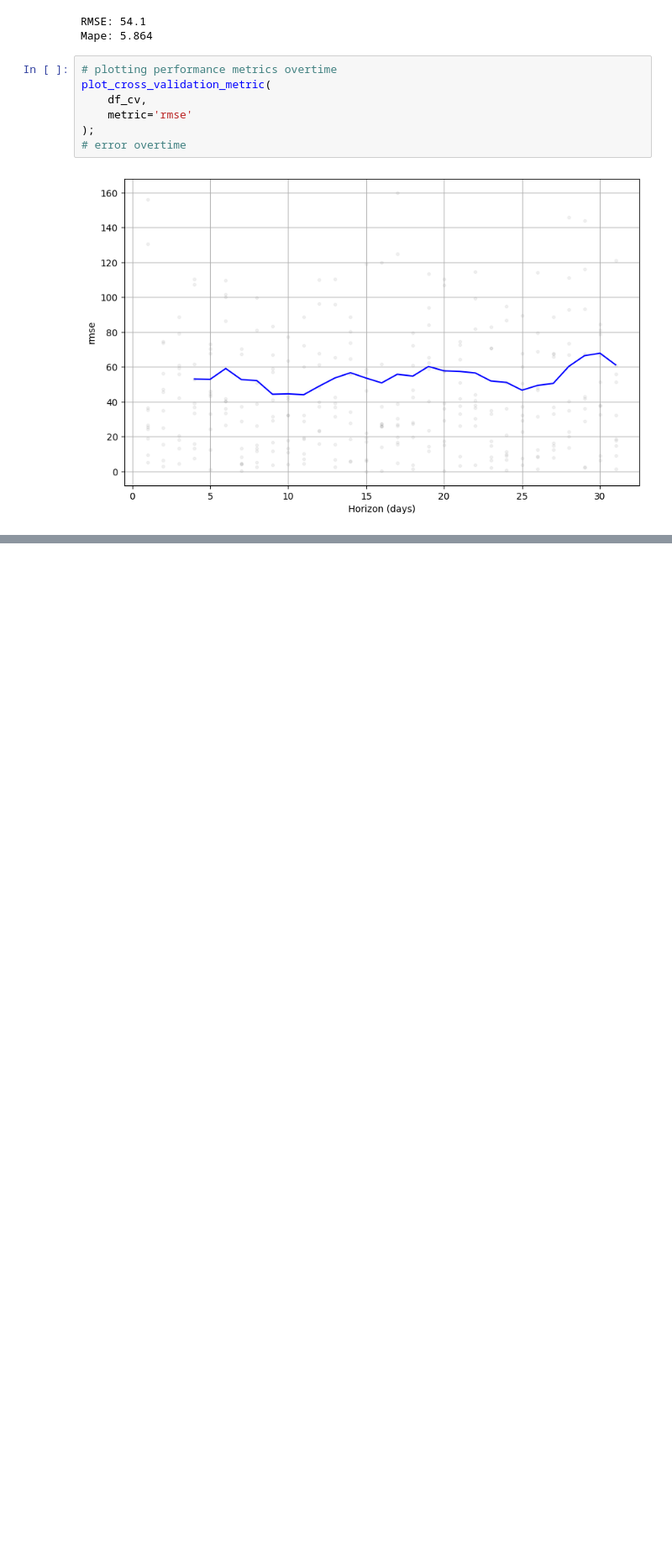
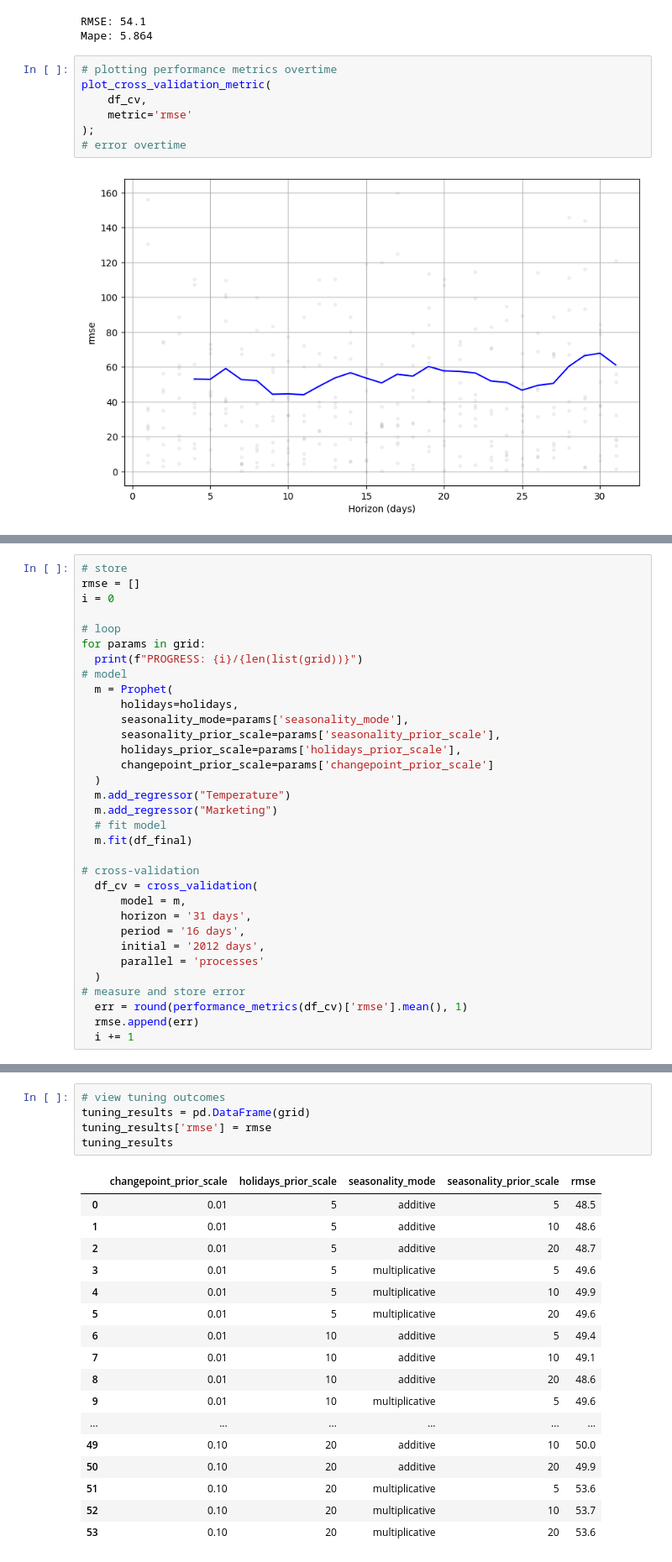
Before and after one commit to mrcruz117/Prophet---Parameter-Tuning-Dev, a Jupyter notebook: Prophet_Parameter_Tuning_Dev.ipynb, the cells around one changed output, grey strips where cells are left out. Shown at 84% size. Cells and saved outputs as stored; diff of their text form; blank space fills up the shorter version.

```diff
--- a/Prophet_Parameter_Tuning_Dev.ipynb
+++ b/Prophet_Parameter_Tuning_Dev.ipynb
@@ -220,0 +233,33 @@ plot_cross_validation_metric(
+# %%
+# store
+rmse = []
+i = 0
+
+# loop
+for params in grid:
+  print(f"PROGRESS: {i}/{len(list(grid))}")
+# model
+  m = Prophet(
+      holidays=holidays,
+      seasonality_mode=params['seasonality_mode'],
+      seasonality_prior_scale=params['seasonality_prior_scale'],
+      holidays_prior_scale=params['holidays_prior_scale'],
+      changepoint_prior_scale=params['changepoint_prior_scale']
+  )
+  m.add_regressor("Temperature")
+  m.add_regressor("Marketing")
+  # fit model
+  m.fit(df_final)
+
+# cross-validation
+  df_cv = cross_validation(
+      model = m,
+      horizon = '31 days',
+      period = '16 days',
+      initial = '2012 days',
+      parallel = 'processes'
+  )
+# measure and store error
+  err = round(performance_metrics(df_cv)['rmse'].mean(), 1)
+  rmse.append(err)
+  i += 1
@@ -220,0 +361,23 @@ plot_cross_validation_metric(
+# %%
+# view tuning outcomes
+tuning_results = pd.DataFrame(grid)
+tuning_results['rmse'] = rmse
+tuning_results
+# %% [output]
+|  | changepoint_prior_scale | holidays_prior_scale | seasonality_mode | seasonality_prior_scale | rmse |
+| 0 | 0.01 | 5 | additive | 5 | 48.5 |
+| 1 | 0.01 | 5 | additive | 10 | 48.6 |
+| 2 | 0.01 | 5 | additive | 20 | 48.7 |
+| 3 | 0.01 | 5 | multiplicative | 5 | 49.6 |
+| 4 | 0.01 | 5 | multiplicative | 10 | 49.9 |
+| 5 | 0.01 | 5 | multiplicative | 20 | 49.6 |
+| 6 | 0.01 | 10 | additive | 5 | 49.4 |
+| 7 | 0.01 | 10 | additive | 10 | 49.1 |
+| 8 | 0.01 | 10 | additive | 20 | 48.6 |
+| 9 | 0.01 | 10 | multiplicative | 5 | 49.6 |
+| ... | ... | ... | ... | ... | ... |
+| 49 | 0.10 | 20 | additive | 10 | 50.0 |
+| 50 | 0.10 | 20 | additive | 20 | 49.9 |
+| 51 | 0.10 | 20 | multiplicative | 5 | 53.6 |
+| 52 | 0.10 | 20 | multiplicative | 10 | 53.7 |
+| 53 | 0.10 | 20 | multiplicative | 20 | 53.6 |
```
Also changed, not shown: parts of 5 cells of this notebook.
